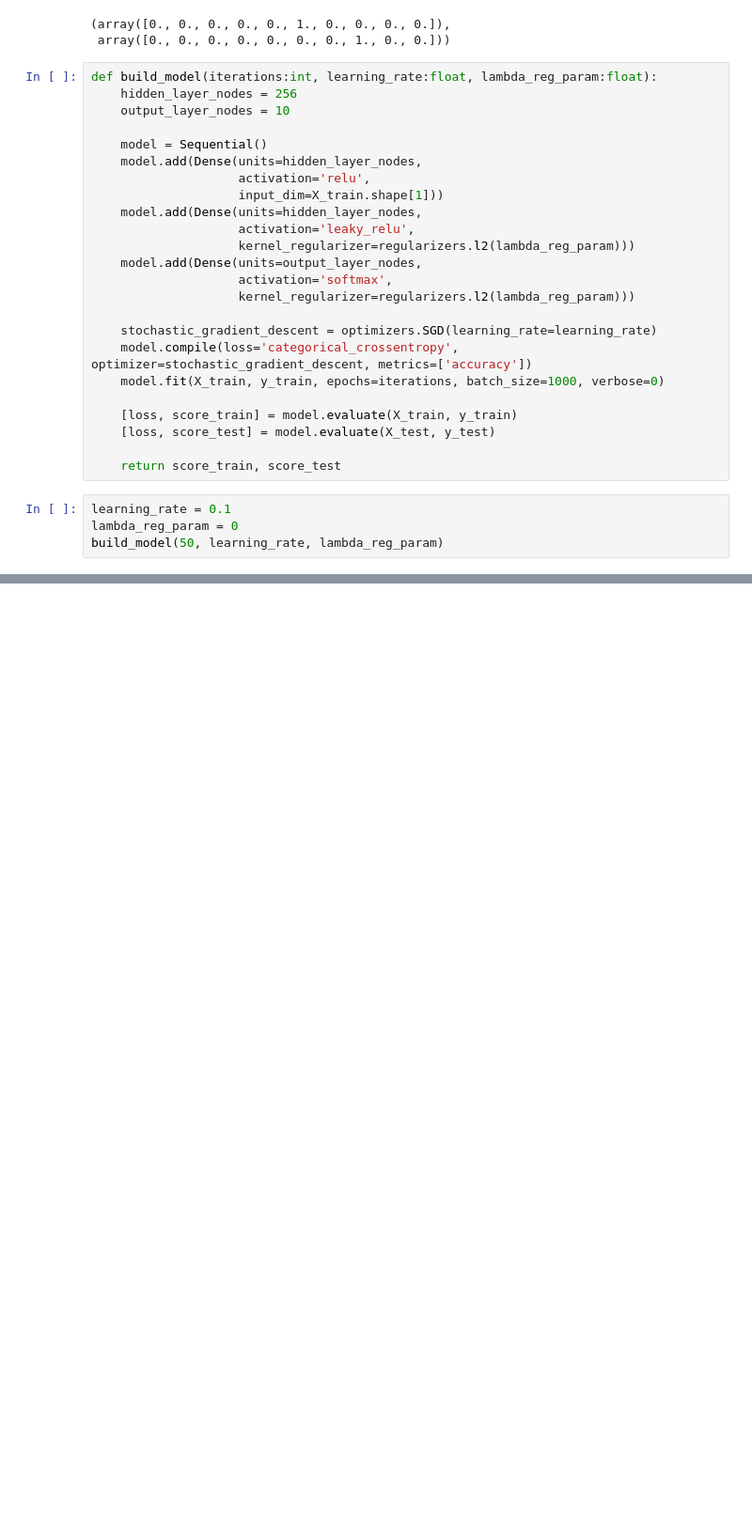
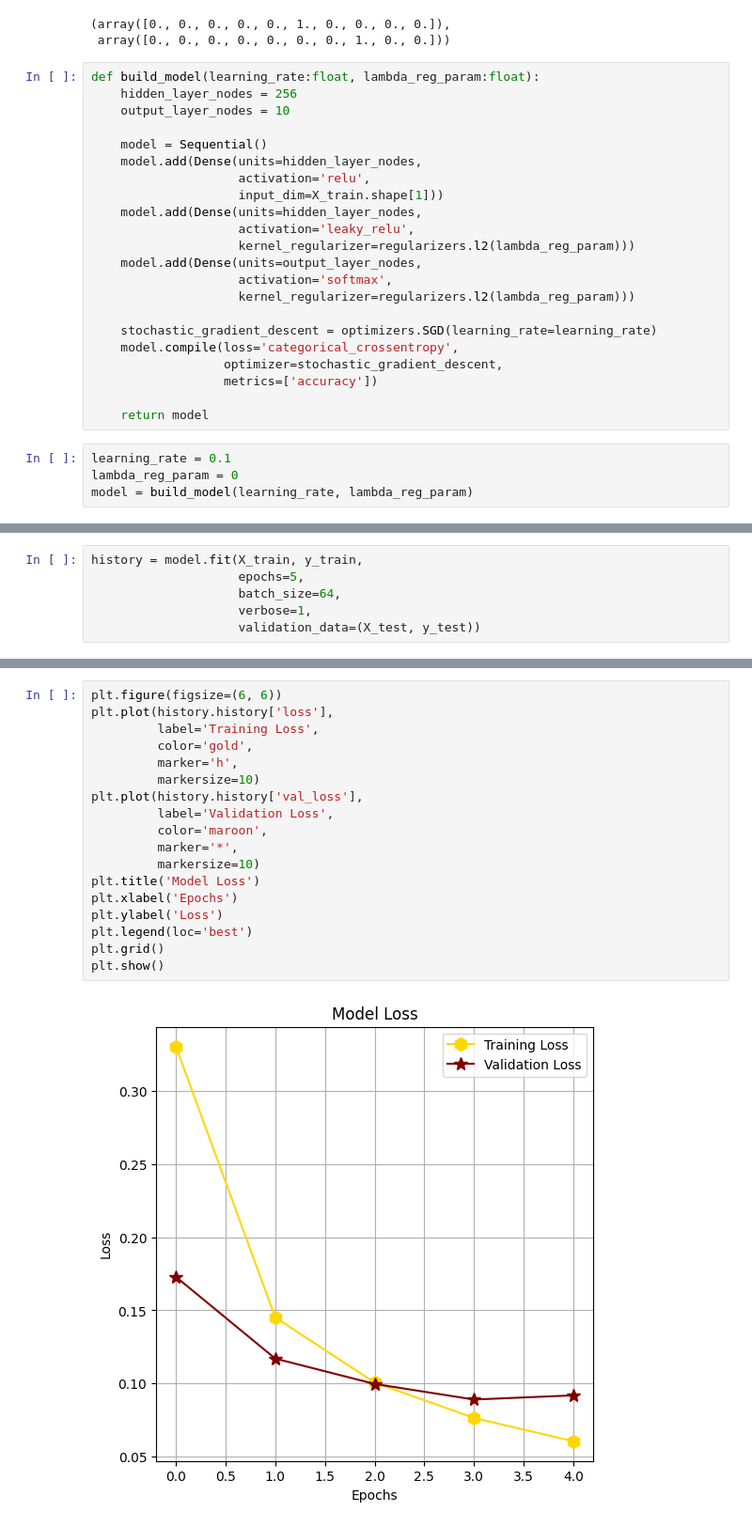
Before and after one commit to AdityaSreevatsaK/The-Neural-Nexus, a Jupyter notebook: a. Jupyter Notebooks/Image Classification - MNIST Dataset - Multi Layer Perceptron.ipynb, the cells around one changed output, grey strips where cells are left out. Shown: that part at 94% size. Drawn from its saved outputs; the diff is of its cells as text; blank space fills up the shorter version.

```diff
--- a/a. Jupyter Notebooks/Image Classification - MNIST Dataset - Multi Layer Perceptron.ipynb
+++ b/a. Jupyter Notebooks/Image Classification - MNIST Dataset - Multi Layer Perceptron.ipynb
@@ -43,7 +49,7 @@ y_train[0], y_test[0]
 (array([0., 0., 0., 0., 0., 1., 0., 0., 0., 0.]),
  array([0., 0., 0., 0., 0., 0., 0., 1., 0., 0.]))
 # %%
-def build_model(iterations:int, learning_rate:float, lambda_reg_param:float):
+def build_model(learning_rate:float, lambda_reg_param:float):
     hidden_layer_nodes = 256
     output_layer_nodes = 10
 
@@ -59,14 +65,12 @@ def build_model(iterations:int, learning_rate:float, lambda_reg_param:float):
                     kernel_regularizer=regularizers.l2(lambda_reg_param)))
 
     stochastic_gradient_descent = optimizers.SGD(learning_rate=learning_rate)
-    model.compile(loss='categorical_crossentropy', optimizer=stochastic_gradient_descent, metrics=['accuracy'])
-    model.fit(X_train, y_train, epochs=iterations, batch_size=1000, verbose=0)
+    model.compile(loss='categorical_crossentropy',
+                  optimizer=stochastic_gradient_descent,
+                  metrics=['accuracy'])
 
-    [loss, score_train] = model.evaluate(X_train, y_train)
-    [loss, score_test] = model.evaluate(X_test, y_test)
-
-    return score_train, score_test
+    return model
 # %%
 learning_rate = 0.1
 lambda_reg_param = 0
-build_model(50, learning_rate, lambda_reg_param)
+model = build_model(learning_rate, lambda_reg_param)
@@ -76,0 +77,6 @@ build_model(50, learning_rate, lambda_reg_param)
+# %%
+history = model.fit(X_train, y_train,
+                    epochs=5,
+                    batch_size=64,
+                    verbose=1,
+                    validation_data=(X_test, y_test))
@@ -76,0 +94,20 @@ build_model(50, learning_rate, lambda_reg_param)
+# %%
+plt.figure(figsize=(6, 6))
+plt.plot(history.history['loss'],
+         label='Training Loss',
+         color='gold',
+         marker='h',
+         markersize=10)
+plt.plot(history.history['val_loss'],
+         label='Validation Loss',
+         color='maroon',
+         marker='*',
+         markersize=10)
+plt.title('Model Loss')
+plt.xlabel('Epochs')
+plt.ylabel('Loss')
+plt.legend(loc='best')
+plt.grid()
+plt.show()
+# %% [output]
+[figure, added]
```
Also changed, not shown: parts of 9 cells of this notebook, 2 other files.
